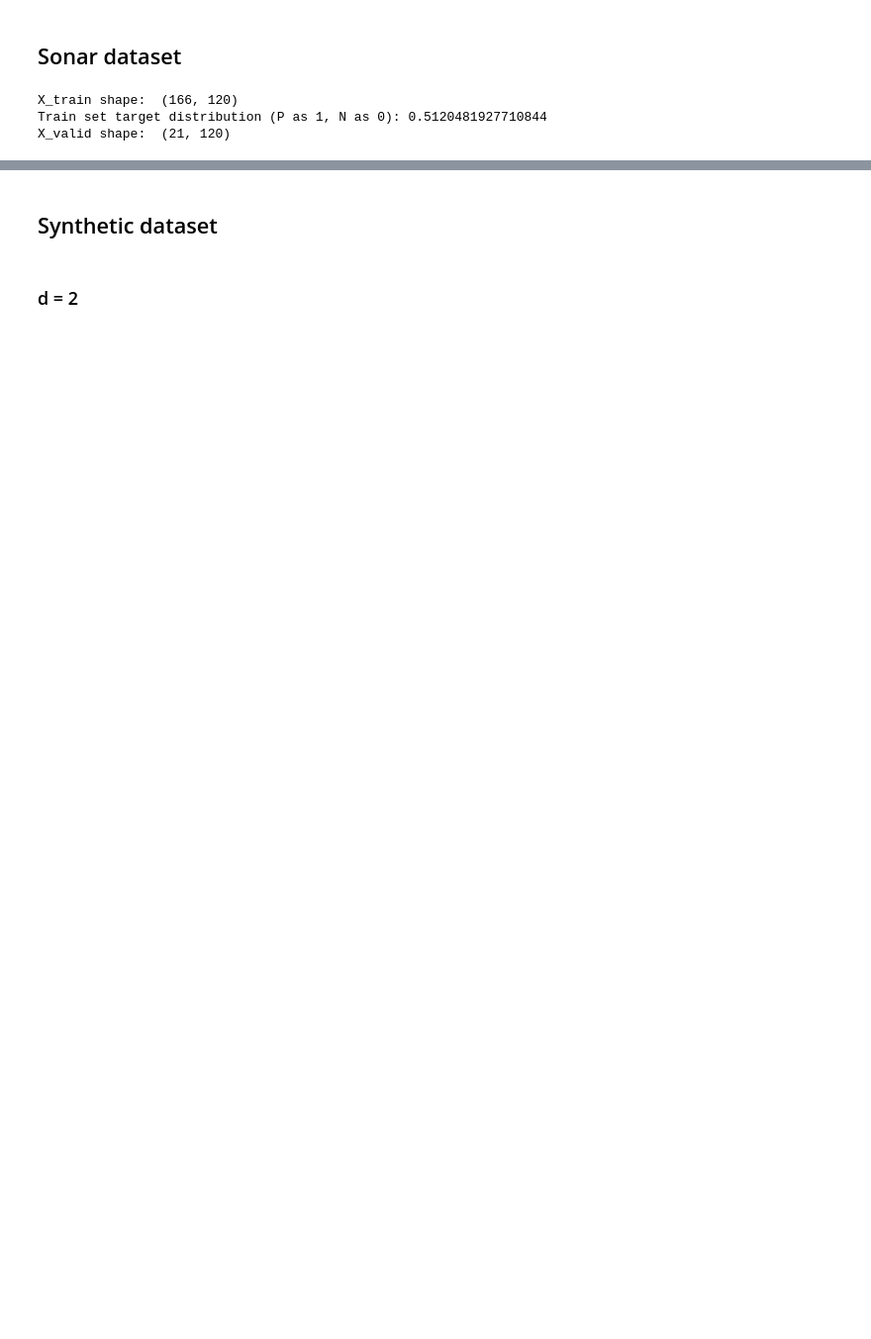
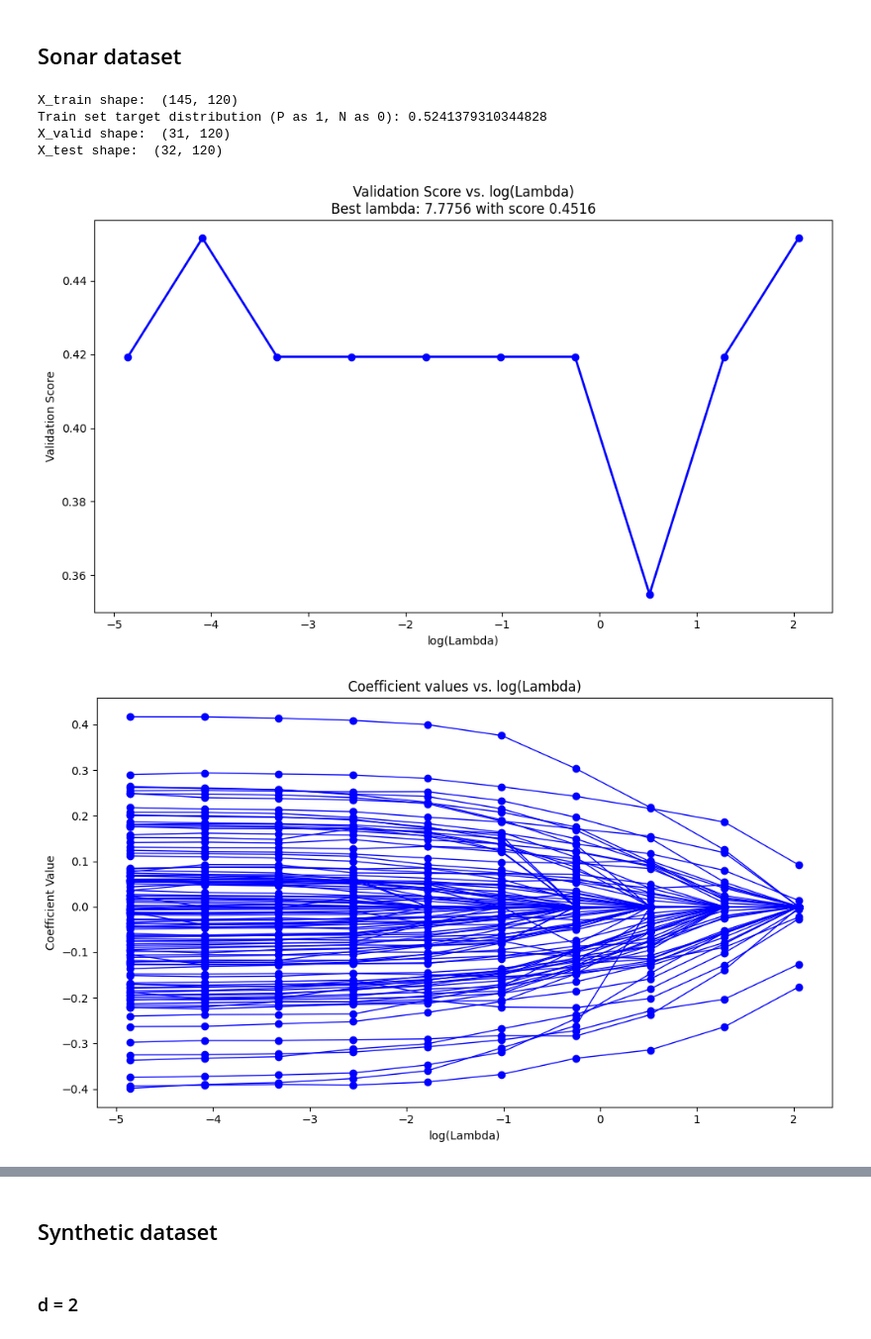
Before and after one commit to kwolny1/cyclic_coordinate_descent_algorithm, a Jupyter notebook: LogRegCCD_notebook_final.ipynb, the cells around one changed output, grey strips where cells are left out. Shown at 99% size. Drawn from its saved outputs; the diff is of its cells as text; code cells hidden in the pictures; blank space fills up the shorter version.

```diff
--- a/LogRegCCD_notebook_final.ipynb
+++ b/LogRegCCD_notebook_final.ipynb
@@ -182,15 +194,19 @@ AUC-PR: score:  1.0
 # %%
 sonar_data = pd.read_csv("data/sonar.csv", header=None)
 sonar_X = sonar_data.iloc[:, :-1]
 sonar_y = (sonar_data.iloc[:, -1] == 'Mine').astype(int)
+
 
 # extended with dummy variables to exceed 50% rule
 sonar_X_dummy = sonar_X.copy()
 for col in sonar_X_dummy.columns:
     sonar_X_dummy[col] = np.random.permutation(sonar_X_dummy[col])
 sonar_X = pd.concat([sonar_X, sonar_X_dummy], axis=1)
-analyze_dataset(sonar_X, sonar_y, "sonar")
+analyze_dataset(sonar_X, sonar_y, "sonar_standarize", K=10, tol=1e-3)
 # %% [output]
-X_train shape:  (166, 120)
-Train set target distribution (P as 1, N as 0): 0.5120481927710844
-X_valid shape:  (21, 120)
+X_train shape:  (145, 120)
+Train set target distribution (P as 1, N as 0): 0.5241379310344828
+X_valid shape:  (31, 120)
+X_test shape:  (32, 120)
+[figure, added]
+[figure, added]
```
Also changed, not shown: parts of 26 cells of this notebook, 1 other file.
